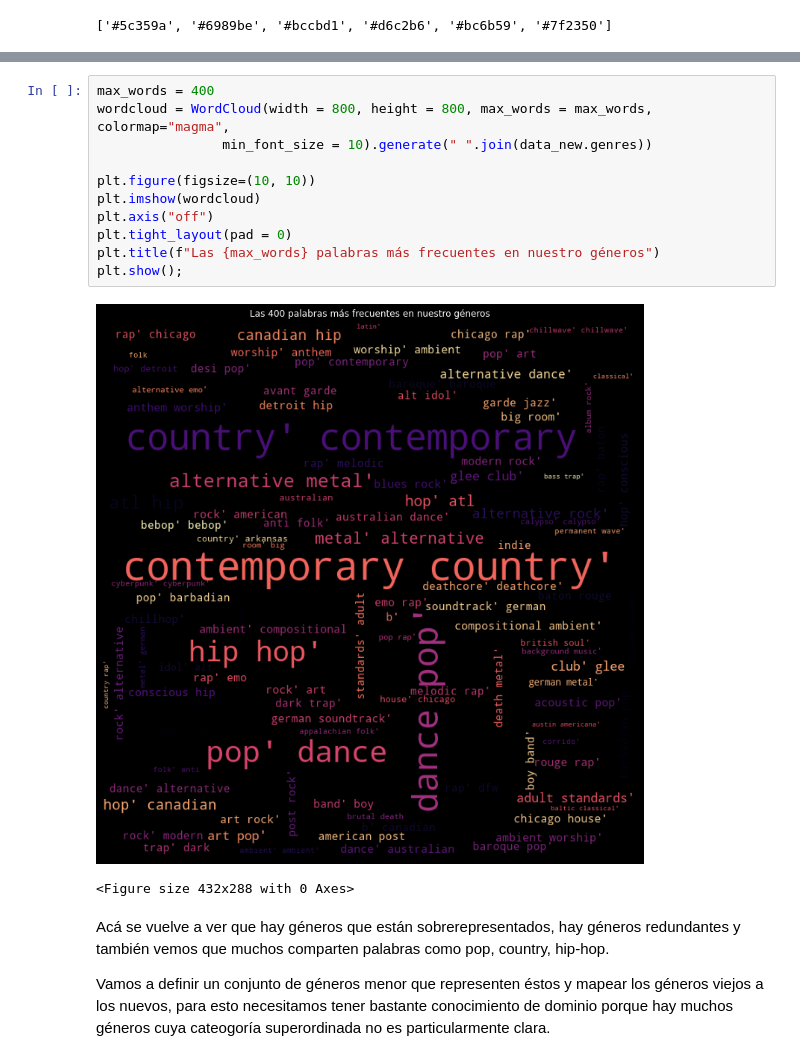
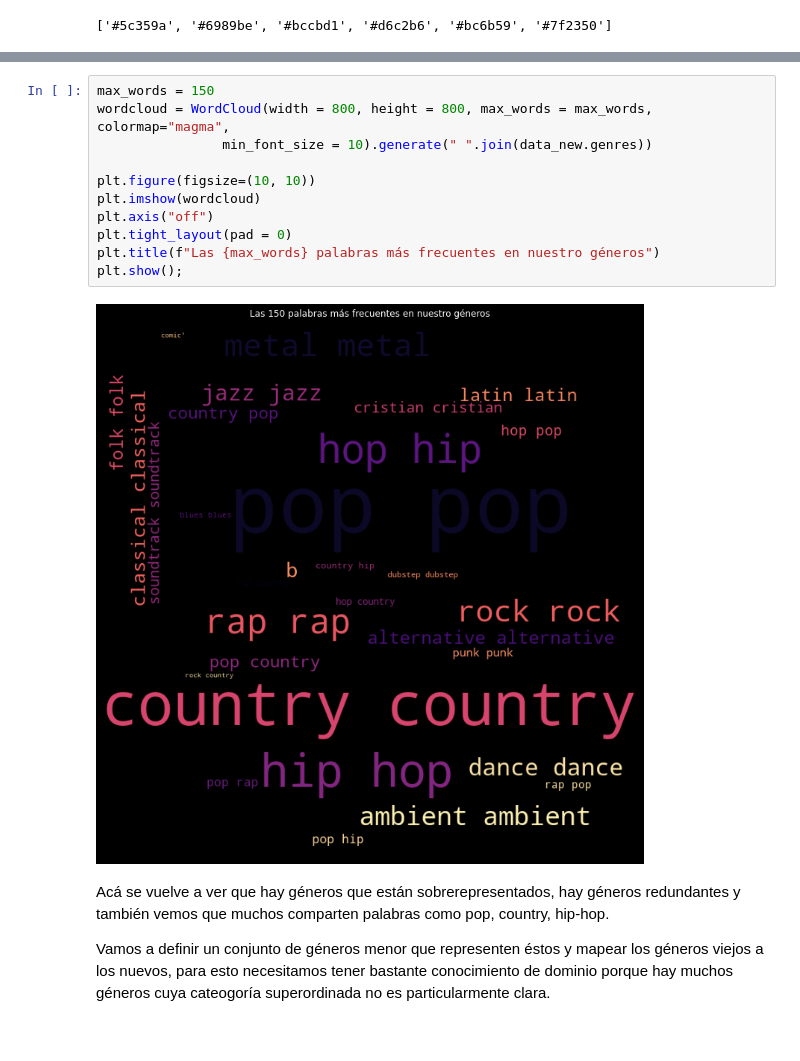
Before and after one commit to francossavella/porfolio-data-science, a Jupyter notebook: Desafío 3.ipynb, the cells around one changed output, grey strips where cells are left out. Saved outputs shown, nothing was run; the diff lists cells and outputs as text.

```diff
--- a/Desafío 3.ipynb
+++ b/Desafío 3.ipynb
@@ -222,17 +264,16 @@ Evidentemente nuestros géneros están bastante desbalanceados y la verdad que l
 # %%
-max_words = 400
+max_words = 150
 wordcloud = WordCloud(width = 800, height = 800, max_words = max_words, colormap="magma",
                 min_font_size = 10).generate(" ".join(data_new.genres))
 
 plt.figure(figsize=(10, 10))
 plt.imshow(wordcloud)
 plt.axis("off")
 plt.tight_layout(pad = 0)
 plt.title(f"Las {max_words} palabras más frecuentes en nuestro géneros")
 plt.show();
 # %% [output]
-[figure, old version]
+[figure, new version]
-<Figure size 432x288 with 0 Axes>
 # %% [markdown]
 Acá se vuelve a ver que hay géneros que están sobrerepresentados, hay géneros redundantes y también vemos que muchos comparten palabras como pop, country, hip-hop.
 
```
Also changed, not shown: parts of 142 cells of this notebook.
